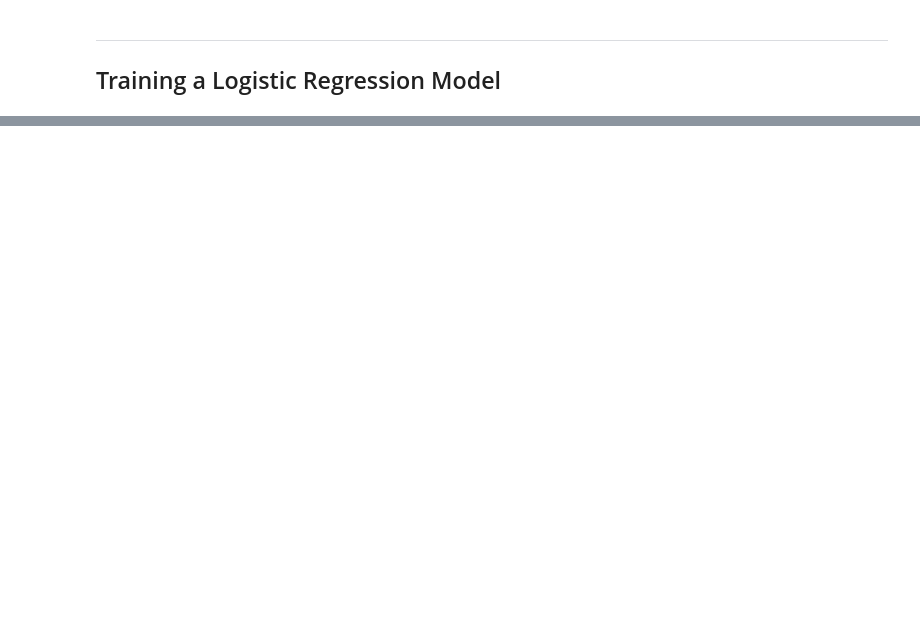
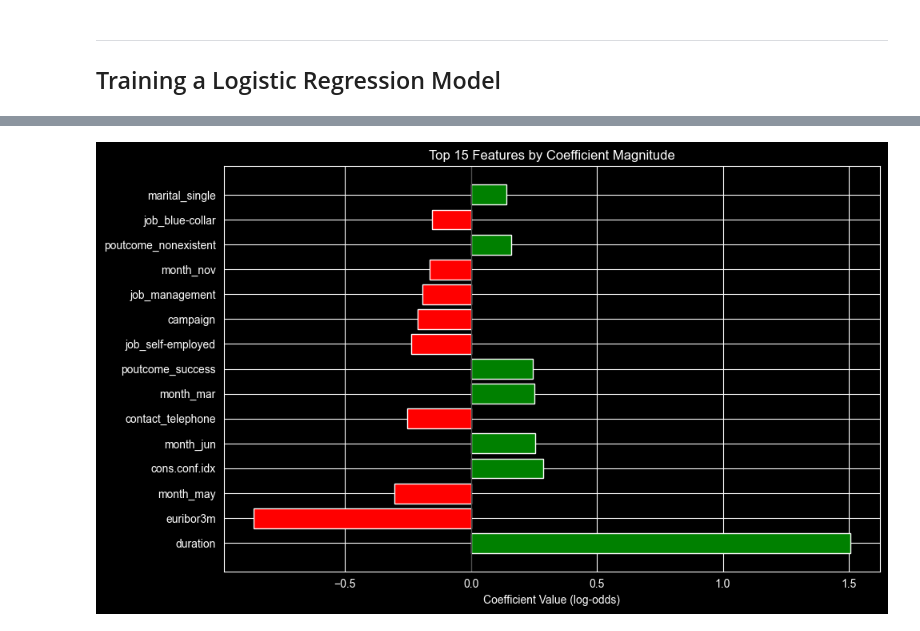
Before and after one commit to rmetchkarovaieu2024-bit/ML-fundamentals-2026, a Jupyter notebook: assignment_1_raya_metchkarova.ipynb, the cells around one changed output, grey strips where cells are left out. Drawn from its saved outputs; the diff is of its cells as text; code cells hidden in the pictures; blank space fills up the shorter version.

```diff
--- a/assignment_1_raya_metchkarova.ipynb
+++ b/assignment_1_raya_metchkarova.ipynb
@@ -559,0 +701,15 @@ print(f'F1 Score:  {f1:.3f}')
+# %%
+# Get feature names and coefficients
+feature_names = X_train_final.columns
+coefficients = model.coef_[0]
+
+# Create a dataframe for easier interpretation
+coef_df = pd.DataFrame({
+    'Feature': feature_names,
+    'Coefficient': coefficients
+}).sort_values(by='Coefficient', key=abs, ascending=False)
+
+print('\nTop 10 Most Influential Features (by absolute coefficient value):')
+print(coef_df.head(10))
+
+print('\nIntercept:', model.intercept_[0])
@@ -559,0 +731,16 @@ print(f'F1 Score:  {f1:.3f}')
+# %%
+# Visualize top coefficients
+top_n = 15
+top_coef = coef_df.head(top_n)
+
+plt.figure(figsize=(10, 6))
+colors = ['green' if x > 0 else 'red' for x in top_coef['Coefficient']]
+plt.barh(range(len(top_coef)), top_coef['Coefficient'], color=colors)
+plt.yticks(range(len(top_coef)), top_coef['Feature'])
+plt.xlabel('Coefficient Value (log-odds)')
+plt.title(f'Top {top_n} Features by Coefficient Magnitude')
+plt.axvline(x=0, color='black', linestyle='-', linewidth=0.5)
+plt.tight_layout()
+plt.show()
+# %% [output]
+[figure, added]
```
Also changed, not shown: parts of 26 cells of this notebook, 1 other file.
